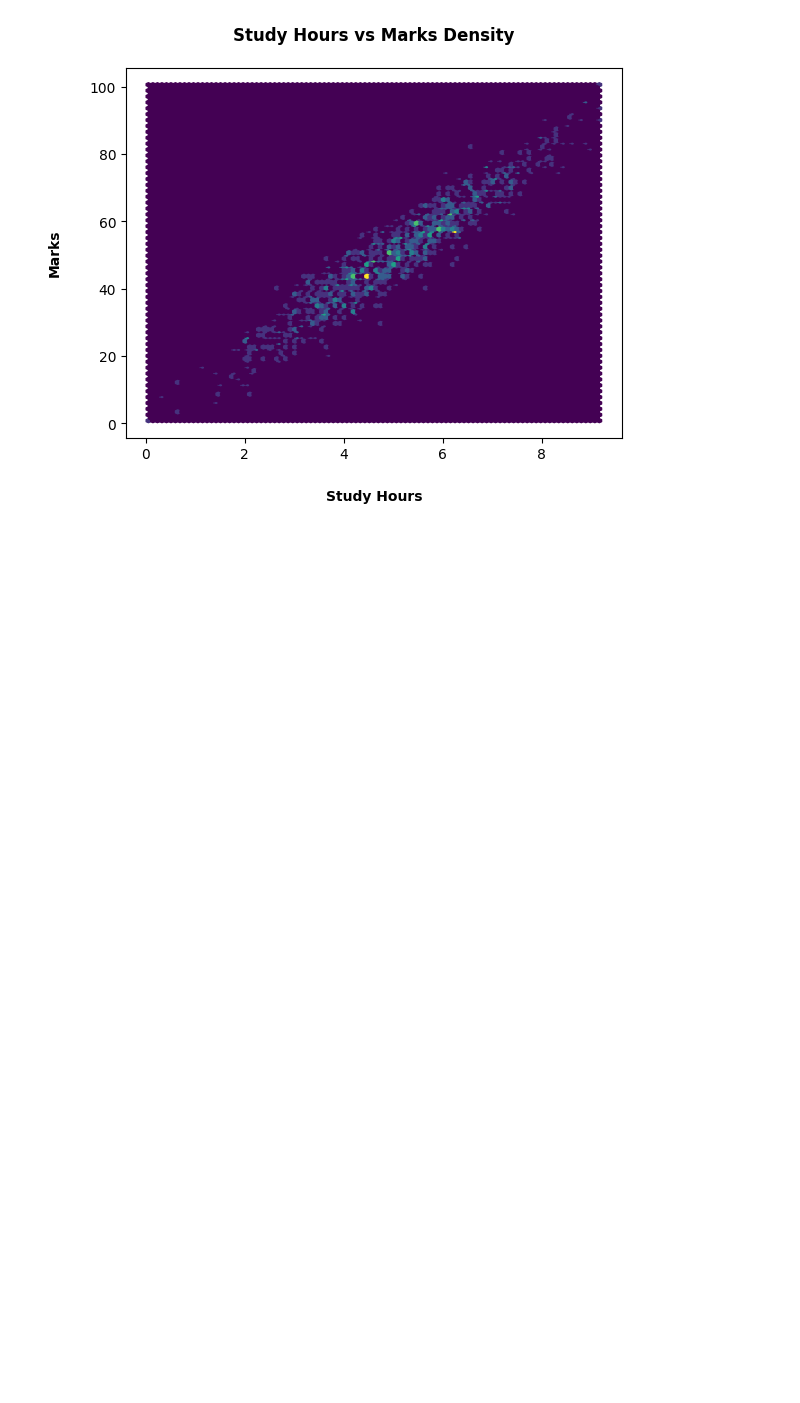
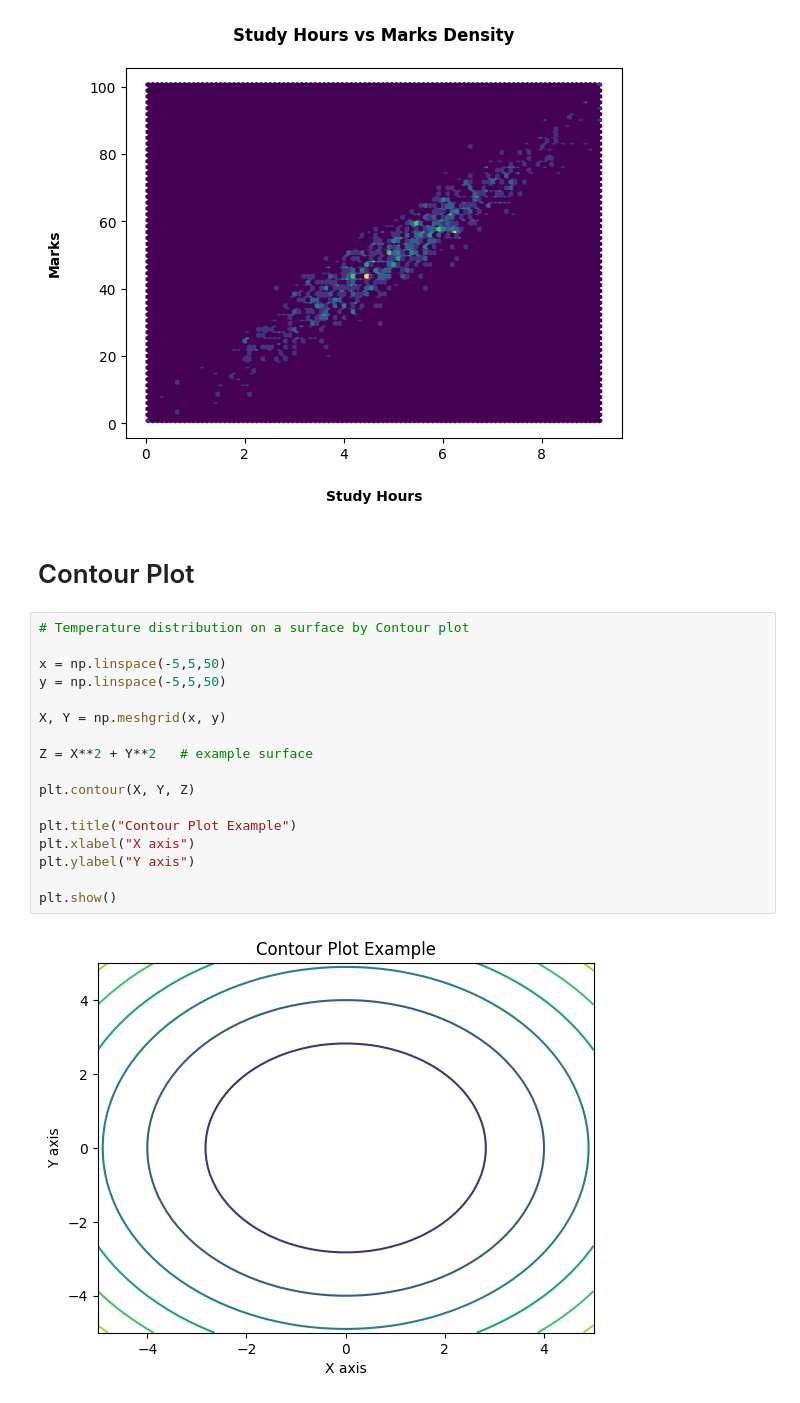
Before and after one commit to pratiksha-2410/Matplotlib-Charts, a Jupyter notebook: Line Plots.ipynb, the cells around one changed output. Saved outputs shown, nothing was run; the diff lists cells and outputs as text; blank space fills up the shorter version.

Commit message:
Temperature distribution on a surface by Contour plot

```diff
--- a/Line Plots.ipynb
+++ b/Line Plots.ipynb
@@ -790,3 +790,24 @@ plt.savefig('Study Hours vs Marks (Large dataset).png')
 plt.show()
 # %% [output]
 [figure]
+# %% [markdown]
+# Contour Plot
+# %%
+# Temperature distribution on a surface by Contour plot
+
+x = np.linspace(-5,5,50)
+y = np.linspace(-5,5,50)
+
+X, Y = np.meshgrid(x, y)
+
+Z = X**2 + Y**2   # example surface
+
+plt.contour(X, Y, Z)
+
+plt.title("Contour Plot Example")
+plt.xlabel("X axis")
+plt.ylabel("Y axis")
+
+plt.show()
+# %% [output]
+[figure, added]
```
